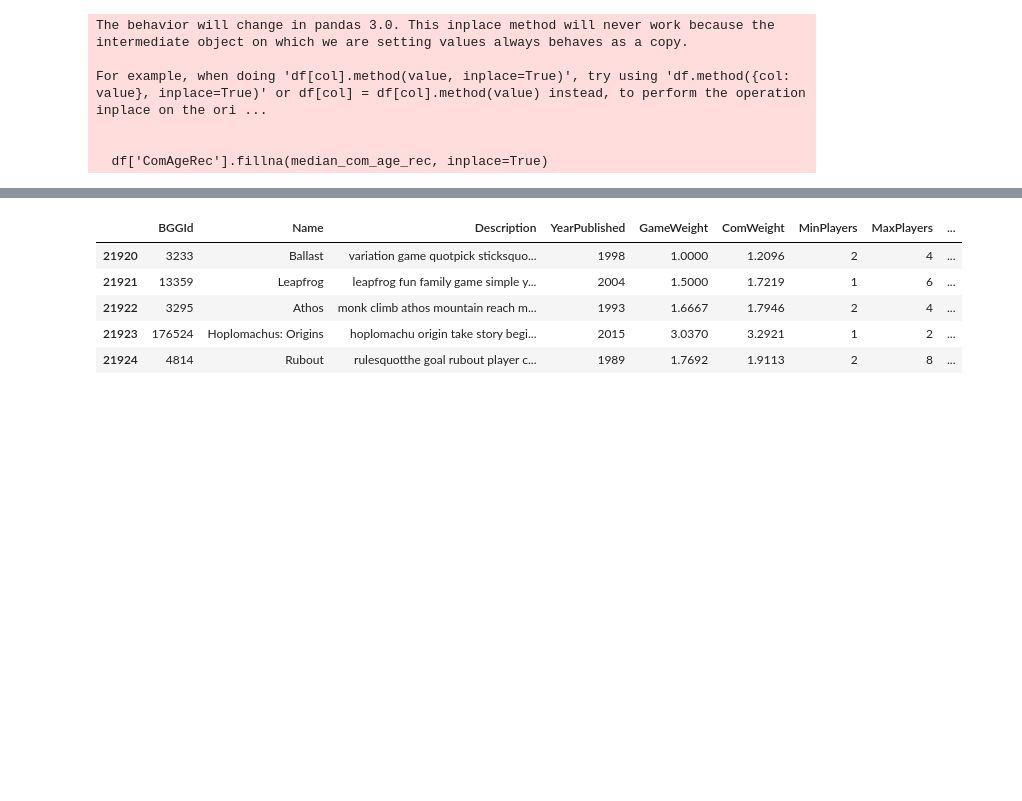
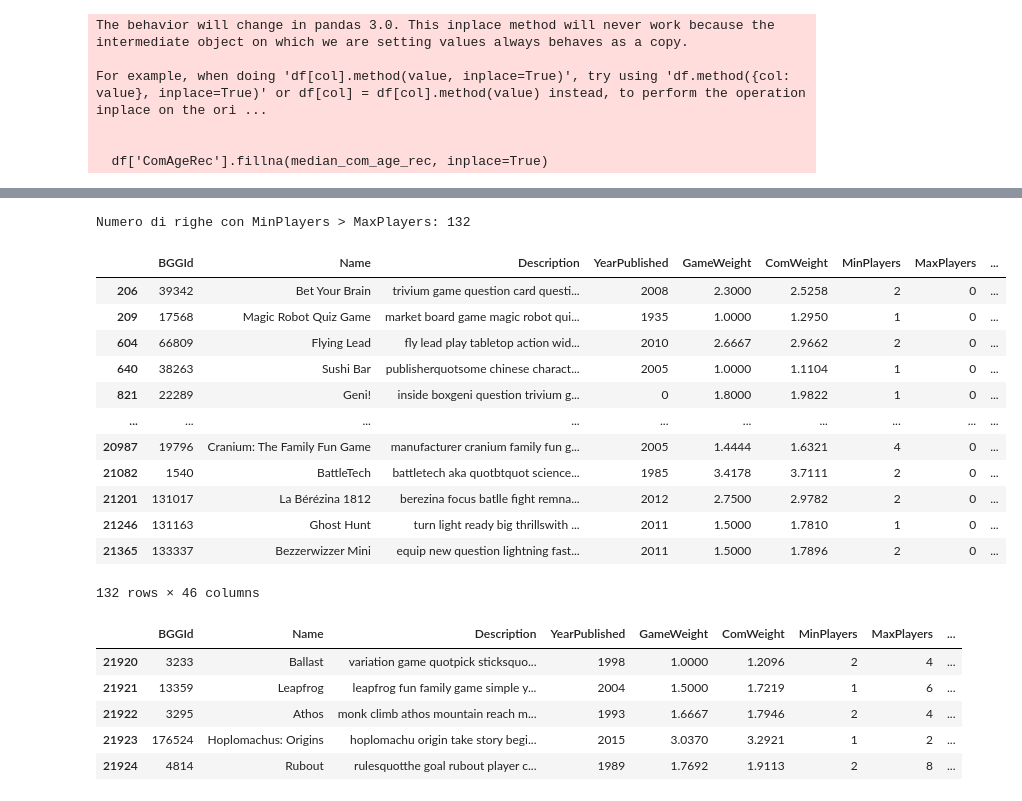
Before and after one commit to kilomo12/Data_Mining_Project, a Jupyter notebook: Data_mining_project/project_data_mining_part1.ipynb, the cells around one changed output, grey strips where cells are left out. Saved outputs shown, nothing was run; the diff lists cells and outputs as text; code cells hidden in the pictures; blank space fills up the shorter version.

```diff
--- a/Data_mining_project/project_data_mining_part1.ipynb
+++ b/Data_mining_project/project_data_mining_part1.ipynb
@@ -50,3 +83,23 @@ For example, when doing 'df[col].method(value, inplace=True)', try using 'df.met
+# %%
+# numero di righe con MinPlayers > MaxPlayers
+numero  = df[df['MinPlayers']>df['MaxPlayers']]
+print(f"Numero di righe con MinPlayers > MaxPlayers: {len(numero)}")
+numero
+# %% [output]
+Numero di righe con MinPlayers > MaxPlayers: 132
+|  | BGGId | Name | Description | YearPublished | GameWeight | ComWeight | MinPlayers | MaxPlayers | ... |
+| 206 | 39342 | Bet Your Brain | trivium game question card questi... | 2008 | 2.3000 | 2.5258 | 2 | 0 | ... |
+| 209 | 17568 | Magic Robot Quiz Game | market board game magic robot qui... | 1935 | 1.0000 | 1.2950 | 1 | 0 | ... |
+| 604 | 66809 | Flying Lead | fly lead play tabletop action wid... | 2010 | 2.6667 | 2.9662 | 2 | 0 | ... |
+| 640 | 38263 | Sushi Bar | publisherquotsome chinese charact... | 2005 | 1.0000 | 1.1104 | 1 | 0 | ... |
+| 821 | 22289 | Geni! | inside boxgeni question trivium g... | 0 | 1.8000 | 1.9822 | 1 | 0 | ... |
+| ... | ... | ... | ... | ... | ... | ... | ... | ... | ... |
+| 20987 | 19796 | Cranium: The Family Fun Game | manufacturer cranium family fun g... | 2005 | 1.4444 | 1.6321 | 4 | 0 | ... |
+| 21082 | 1540 | BattleTech | battletech aka quotbtquot science... | 1985 | 3.4178 | 3.7111 | 2 | 0 | ... |
+| 21201 | 131017 | La Bérézina 1812 | berezina focus batlle fight remna... | 2012 | 2.7500 | 2.9782 | 2 | 0 | ... |
+| 21246 | 131163 | Ghost Hunt | turn light ready big thrillswith ... | 2011 | 1.5000 | 1.7810 | 1 | 0 | ... |
+| 21365 | 133337 | Bezzerwizzer Mini | equip new question lightning fast... | 2011 | 1.5000 | 1.7896 | 2 | 0 | ... |
+132 rows × 46 columns
 # %%
 df.tail()
 # %% [output]
```
Also changed, not shown: parts of 7 cells of this notebook.
